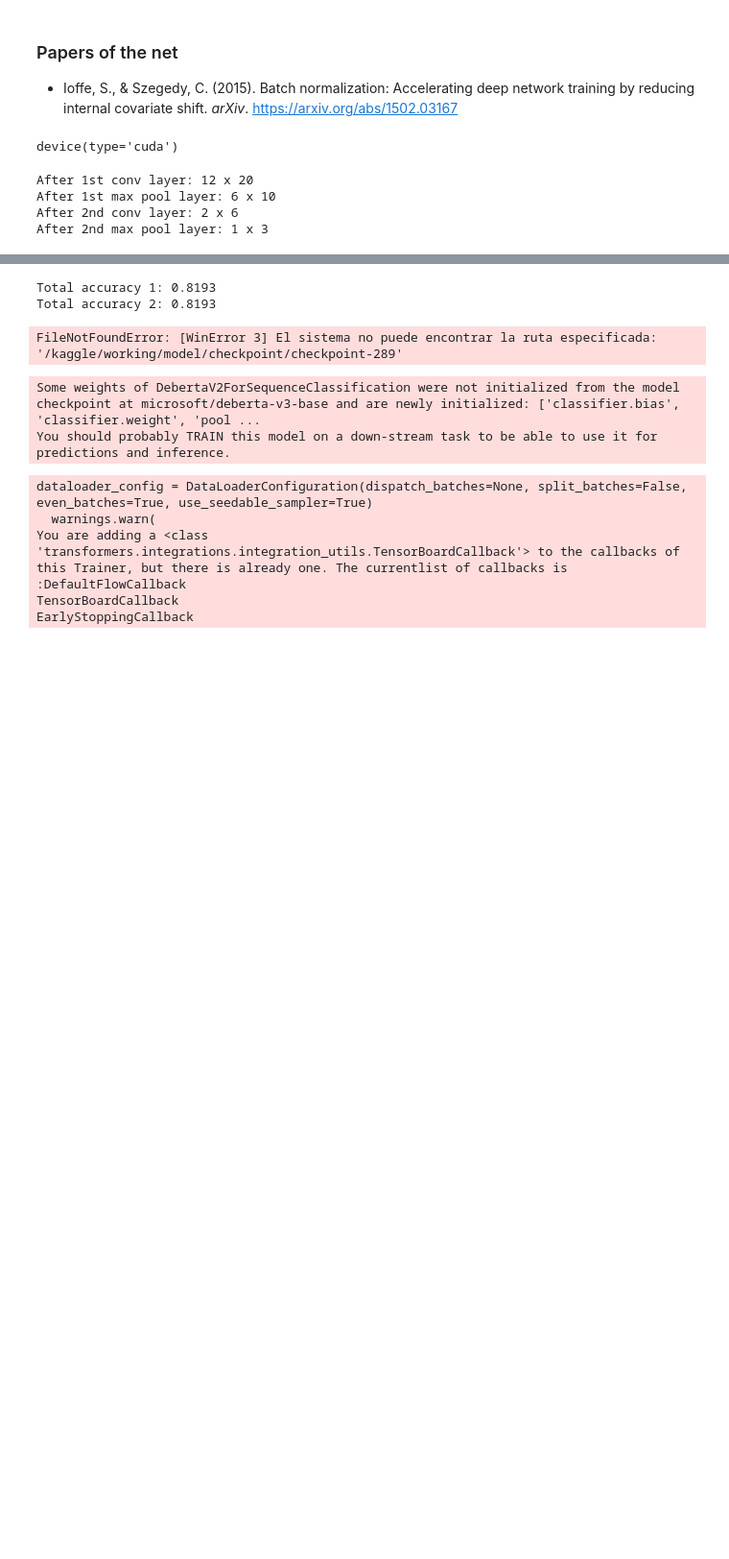
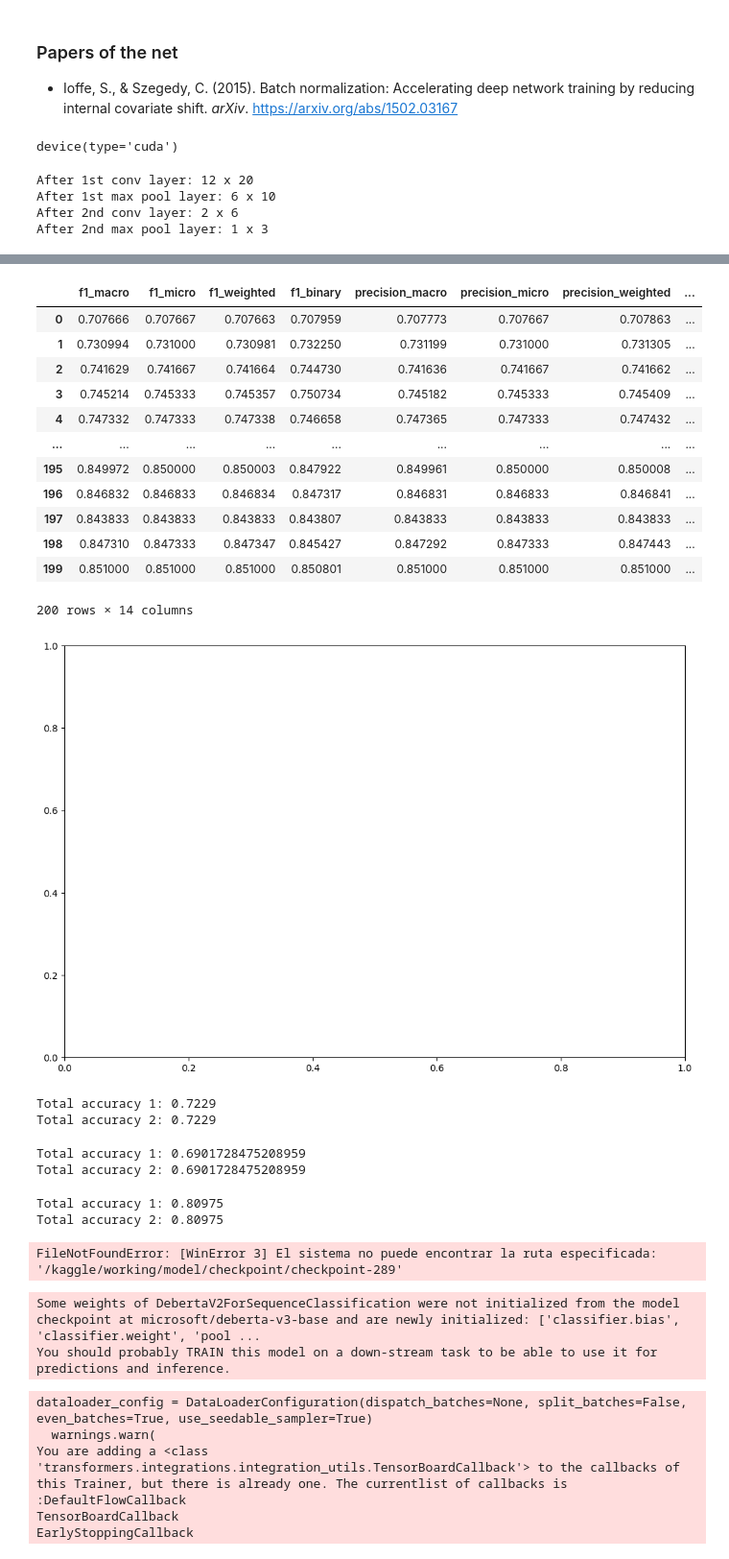
Before and after one commit to kokeitor/Twitter-Mental-Health-Classification, a Jupyter notebook: tw_classification_kaggle.ipynb, the cells around one changed output, grey strips where cells are left out. Shown at 96% size. Saved outputs shown, nothing was run; the diff lists cells and outputs as text; code cells hidden in the pictures; blank space fills up the shorter version.

```diff
--- a/tw_classification_kaggle.ipynb
+++ b/tw_classification_kaggle.ipynb
@@ -1943,8 +2215,35 @@ trainer.train()
+# %%
+trainer_original_clean_data.train()
+# %% [output]
+|  | f1_macro | f1_micro | f1_weighted | f1_binary | precision_macro | precision_micro | precision_weighted | ... |
+| 0 | 0.707666 | 0.707667 | 0.707663 | 0.707959 | 0.707773 | 0.707667 | 0.707863 | ... |
+| 1 | 0.730994 | 0.731000 | 0.730981 | 0.732250 | 0.731199 | 0.731000 | 0.731305 | ... |
+| 2 | 0.741629 | 0.741667 | 0.741664 | 0.744730 | 0.741636 | 0.741667 | 0.741662 | ... |
+| 3 | 0.745214 | 0.745333 | 0.745357 | 0.750734 | 0.745182 | 0.745333 | 0.745409 | ... |
+| 4 | 0.747332 | 0.747333 | 0.747338 | 0.746658 | 0.747365 | 0.747333 | 0.747432 | ... |
+| ... | ... | ... | ... | ... | ... | ... | ... | ... |
+| 195 | 0.849972 | 0.850000 | 0.850003 | 0.847922 | 0.849961 | 0.850000 | 0.850008 | ... |
+| 196 | 0.846832 | 0.846833 | 0.846834 | 0.847317 | 0.846831 | 0.846833 | 0.846841 | ... |
+| 197 | 0.843833 | 0.843833 | 0.843833 | 0.843807 | 0.843833 | 0.843833 | 0.843833 | ... |
+| 198 | 0.847310 | 0.847333 | 0.847347 | 0.845427 | 0.847292 | 0.847333 | 0.847443 | ... |
+| 199 | 0.851000 | 0.851000 | 0.851000 | 0.850801 | 0.851000 | 0.851000 | 0.851000 | ... |
+200 rows × 14 columns
+[figure, added]
 # %%
-trainer.predict()
+trainer_original_data.predict()
 # %% [output]
-Total accuracy 1: 0.8193
-Total accuracy 2: 0.8193
+Total accuracy 1: 0.7229
+Total accuracy 2: 0.7229
+# %%
+trainer_original_jd_data.predict()
+# %% [output]
+Total accuracy 1: 0.6901728475208959
+Total accuracy 2: 0.6901728475208959
+# %%
+trainer_original_clean_data.predict()
+# %% [output]
+Total accuracy 1: 0.80975
+Total accuracy 2: 0.80975
 # %%
 # limpiar output folder de kaggle
 import os
```
Also changed, not shown: parts of 20 cells of this notebook, 2 other files.
